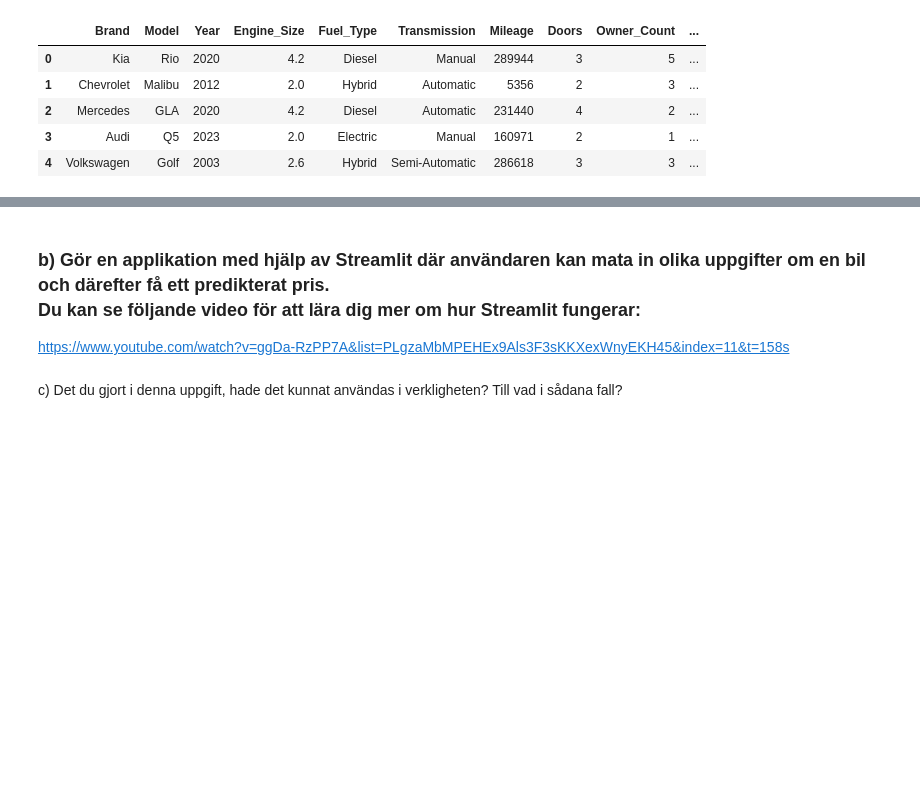
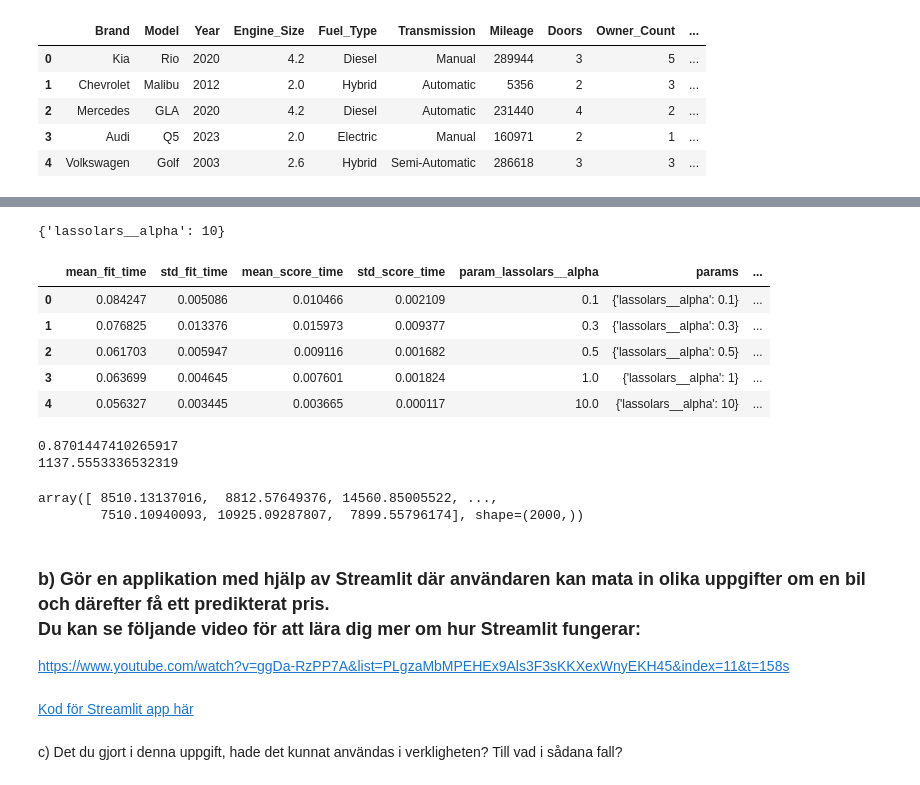
Before and after one commit to stuNero/ai_bok_ovn_uppgifter, a Jupyter notebook: kapitel/kap_3.ipynb, the cells around one changed output, grey strips where cells are left out. Cells and saved outputs as stored; diff of their text form; code cells hidden in the pictures; blank space fills up the shorter version.

```diff
--- a/kapitel/kap_3.ipynb
+++ b/kapitel/kap_3.ipynb
@@ -124,0 +196,23 @@ df.head()
+# %%
+print(lars_gs.best_params_)
+pd.DataFrame(lars_gs.cv_results_)
+# %% [output]
+{'lassolars__alpha': 10}
+|  | mean_fit_time | std_fit_time | mean_score_time | std_score_time | param_lassolars__alpha | params | ... |
+| 0 | 0.084247 | 0.005086 | 0.010466 | 0.002109 | 0.1 | {'lassolars__alpha': 0.1} | ... |
+| 1 | 0.076825 | 0.013376 | 0.015973 | 0.009377 | 0.3 | {'lassolars__alpha': 0.3} | ... |
+| 2 | 0.061703 | 0.005947 | 0.009116 | 0.001682 | 0.5 | {'lassolars__alpha': 0.5} | ... |
+| 3 | 0.063699 | 0.004645 | 0.007601 | 0.001824 | 1.0 | {'lassolars__alpha': 1} | ... |
+| 4 | 0.056327 | 0.003445 | 0.003665 | 0.000117 | 10.0 | {'lassolars__alpha': 10} | ... |
+# %%
+final_lars = lars_gs.best_estimator_
+
+final_lars.fit(X, y)
+
+final_lars_pred = final_lars.predict(X_test)
+
+print(r2_score(y_test, final_lars_pred))
+print(root_mean_squared_error(y_test, final_lars_pred))
+# %% [output]
+0.8701447410265917
+1137.5553336532319
@@ -125,6 +225,15 @@ df.head()
+# %%
+model = joblib.load("../models/kap_3_15_model.joblib")
+
+model.predict(X_test)
+# %% [output]
+array([ 8510.13137016,  8812.57649376, 14560.85005522, ...,
+        7510.10940093, 10925.09287807,  7899.55796174], shape=(2000,))
 # %% [markdown]
 ### b) Gör en applikation med hjälp av Streamlit där användaren kan mata in olika uppgifter om en bil och därefter få ett predikterat pris. <br/> Du kan se följande video för att lära dig mer om hur Streamlit fungerar:
 https://www.youtube.com/watch?v=ggDa-RzPP7A&list=PLgzaMbMPEHEx9Als3F3sKKXexWnyEKH45&index=11&t=158s
+# %% [markdown]
+[Kod för Streamlit app här](kapitel_3_15_app.py)
 # %% [markdown]
 c) Det du gjort i denna uppgift, hade det kunnat användas i verkligheten?
 Till vad i sådana fall?
```
Also changed, not shown: parts of 11 cells of this notebook, 3 other files.
